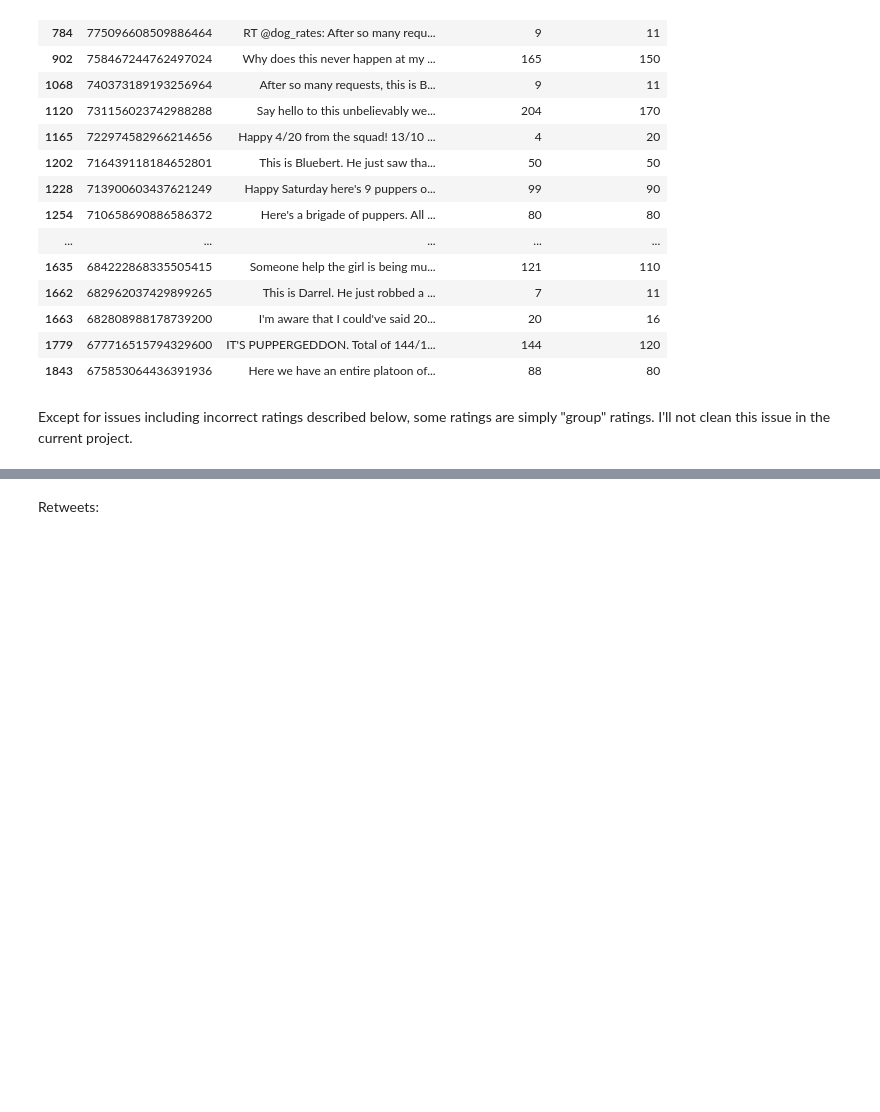
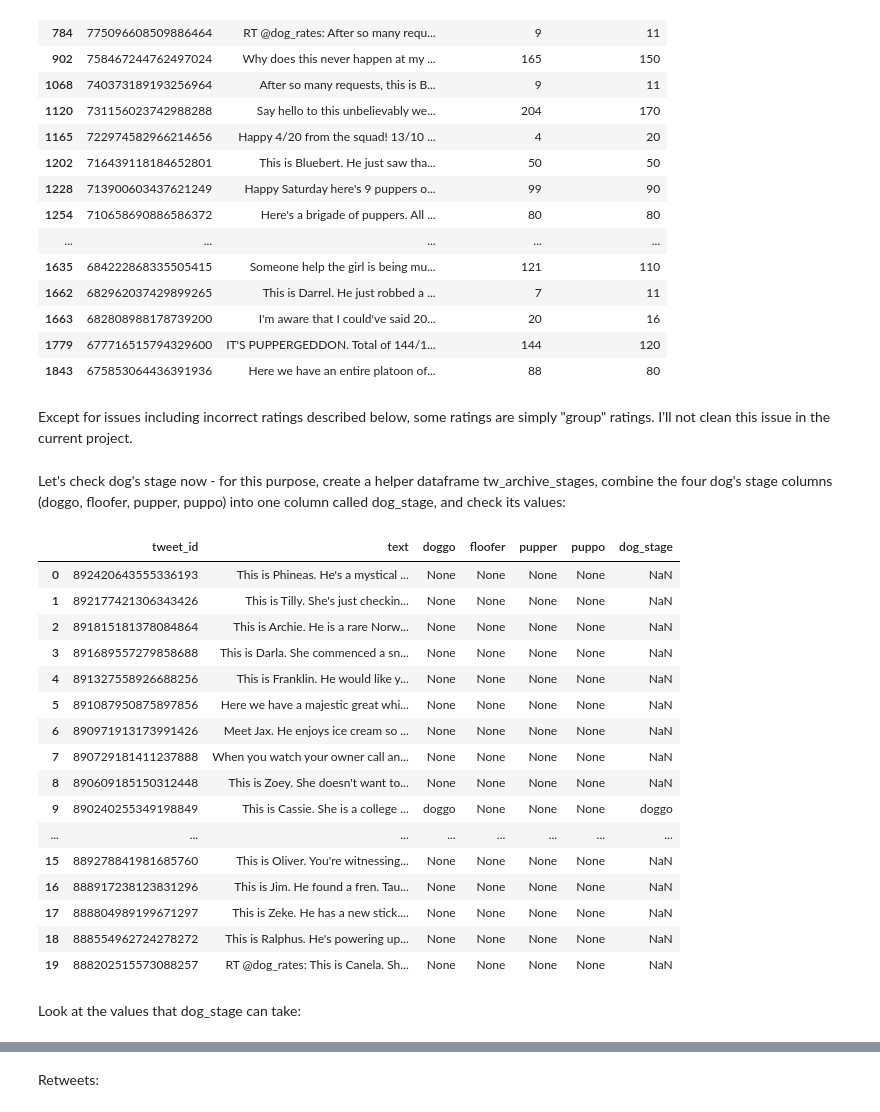
Before and after one commit to mcambalova/wrangle-data-project, a Jupyter notebook: wrangle_act.ipynb, the cells around one changed output, grey strips where cells are left out. Cells and saved outputs as stored; diff of their text form; code cells hidden in the pictures; blank space fills up the shorter version.

```diff
--- a/wrangle_act.ipynb
+++ b/wrangle_act.ipynb
@@ -390,3 +392,34 @@ tw_archive[tw_archive['rating_denominator'] > 10][['tweet_id', 'text', 'rating_n
 | 1843 | 675853064436391936 | Here we have an entire platoon of... | 88 | 80 |
 # %% [markdown]
 Except for issues including incorrect ratings described below, some ratings are simply "group" ratings. I'll not clean this issue in the current project.
+# %% [markdown]
+Let's check dog's stage now - for this purpose, create a helper dataframe tw_archive_stages, combine the four dog's stage columns (doggo, floofer, pupper, puppo) into one column called dog_stage, and check its values:
+# %%
+# Create the helper dataframe from the tw_archive dataframe using relevant columns
+tw_archive_stages = tw_archive[['tweet_id', 'text', 'doggo', 'floofer', 'pupper', 'puppo']].copy()
+
+# Create the dog_stage column
+tw_archive_stages['dog_stage'] = (tw_archive['doggo'] + tw_archive['floofer'] + tw_archive['pupper'] + tw_archive['puppo']).str.replace('None', '').replace('', np.nan)
+# %%
+# Check the helper dataframe
+tw_archive_stages.head(20)
+# %% [output]
+|  | tweet_id | text | doggo | floofer | pupper | puppo | dog_stage |
+| 0 | 892420643555336193 | This is Phineas. He's a mystical ... | None | None | None | None | NaN |
+| 1 | 892177421306343426 | This is Tilly. She's just checkin... | None | None | None | None | NaN |
+| 2 | 891815181378084864 | This is Archie. He is a rare Norw... | None | None | None | None | NaN |
+| 3 | 891689557279858688 | This is Darla. She commenced a sn... | None | None | None | None | NaN |
+| 4 | 891327558926688256 | This is Franklin. He would like y... | None | None | None | None | NaN |
+| 5 | 891087950875897856 | Here we have a majestic great whi... | None | None | None | None | NaN |
+| 6 | 890971913173991426 | Meet Jax. He enjoys ice cream so ... | None | None | None | None | NaN |
+| 7 | 890729181411237888 | When you watch your owner call an... | None | None | None | None | NaN |
+| 8 | 890609185150312448 | This is Zoey. She doesn't want to... | None | None | None | None | NaN |
+| 9 | 890240255349198849 | This is Cassie. She is a college ... | doggo | None | None | None | doggo |
+| ... | ... | ... | ... | ... | ... | ... | ... |
+| 15 | 889278841981685760 | This is Oliver. You're witnessing... | None | None | None | None | NaN |
+| 16 | 888917238123831296 | This is Jim. He found a fren. Tau... | None | None | None | None | NaN |
+| 17 | 888804989199671297 | This is Zeke. He has a new stick.... | None | None | None | None | NaN |
+| 18 | 888554962724278272 | This is Ralphus. He's powering up... | None | None | None | None | NaN |
+| 19 | 888202515573088257 | RT @dog_rates: This is Canela. Sh... | None | None | None | None | NaN |
+# %% [markdown]
+Look at the values that dog_stage can take:
```
Also changed, not shown: parts of 66 cells of this notebook.
